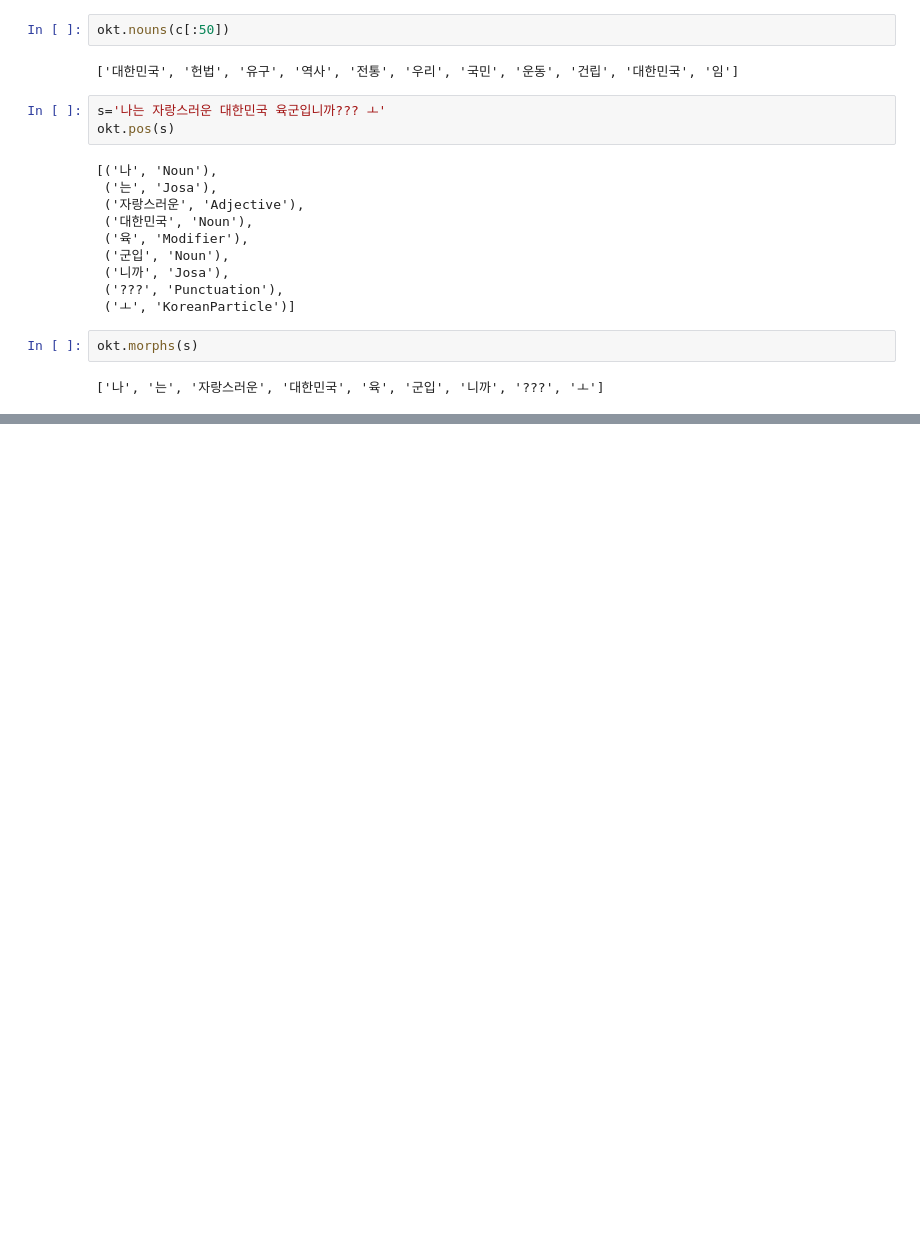
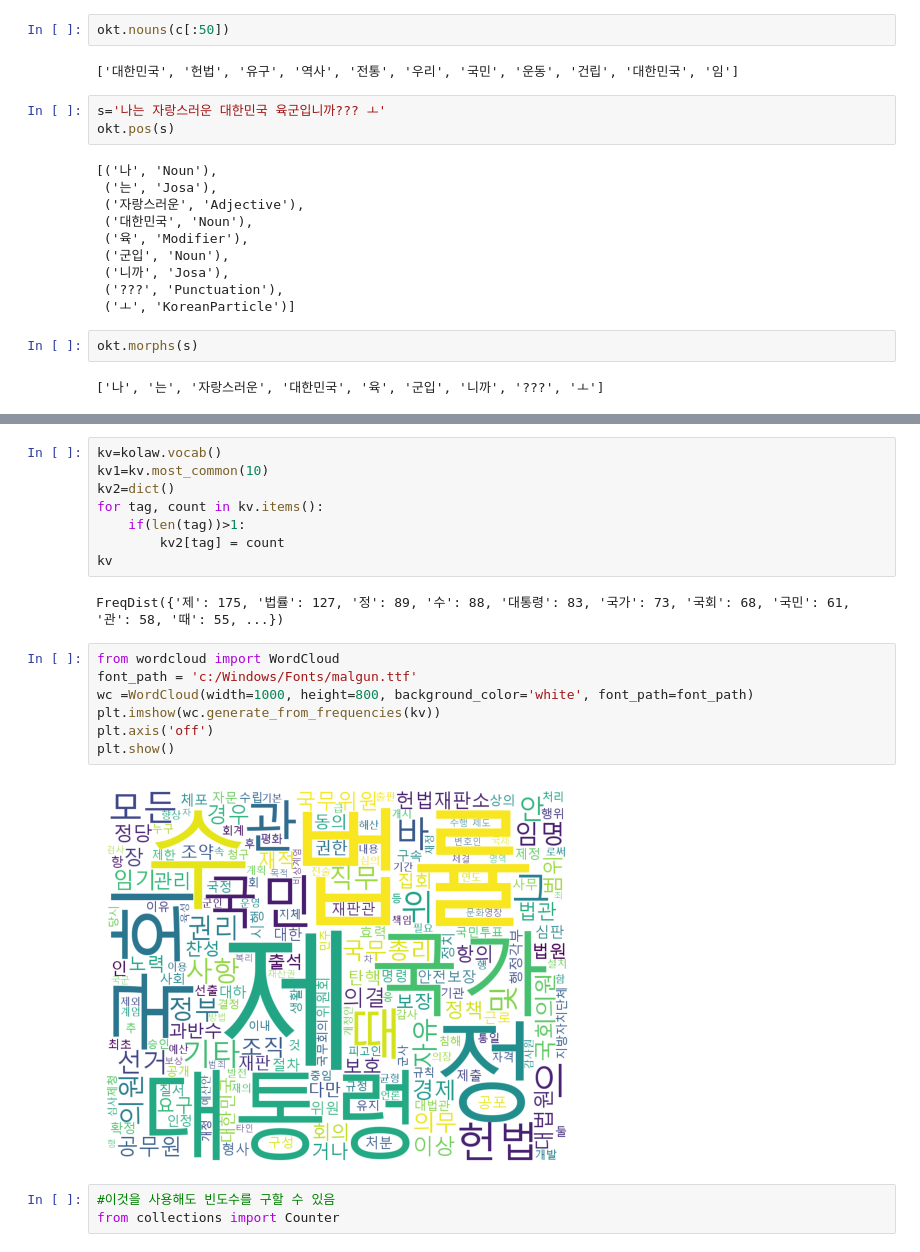
Before and after one commit to lyoun3060/bigdata_visual, a Jupyter notebook: 0713(텍스트분석)/konlpy.ipynb, the cells around one changed output, grey strips where cells are left out. Cells and saved outputs as stored; diff of their text form; blank space fills up the shorter version.

```diff
--- a/0713(텍스트분석)/konlpy.ipynb
+++ b/0713(텍스트분석)/konlpy.ipynb
@@ -137,0 +193,22 @@ okt.morphs(s)
+# %%
+kv=kolaw.vocab()
+kv1=kv.most_common(10)
+kv2=dict()
+for tag, count in kv.items():
+    if(len(tag))>1:
+        kv2[tag] = count
+kv
+# %% [output]
+FreqDist({'제': 175, '법률': 127, '정': 89, '수': 88, '대통령': 83, '국가': 73, '국회': 68, '국민': 61, '관': 58, '때': 55, ...})
+# %%
+from wordcloud import WordCloud
+font_path = 'c:/Windows/Fonts/malgun.ttf'
+wc =WordCloud(width=1000, height=800, background_color='white', font_path=font_path)
+plt.imshow(wc.generate_from_frequencies(kv))
+plt.axis('off')
+plt.show()
+# %% [output]
+[figure, added]
+# %%
+#이것을 사용해도 빈도수를 구할 수 있음
+from collections import Counter
```
Also changed, not shown: parts of 11 cells of this notebook, 21 other files.
